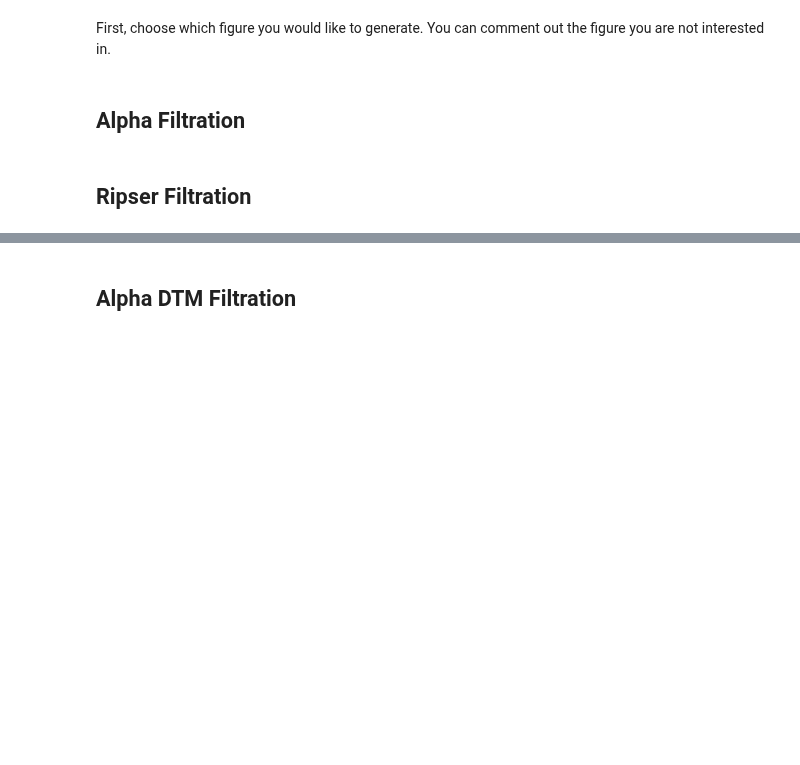
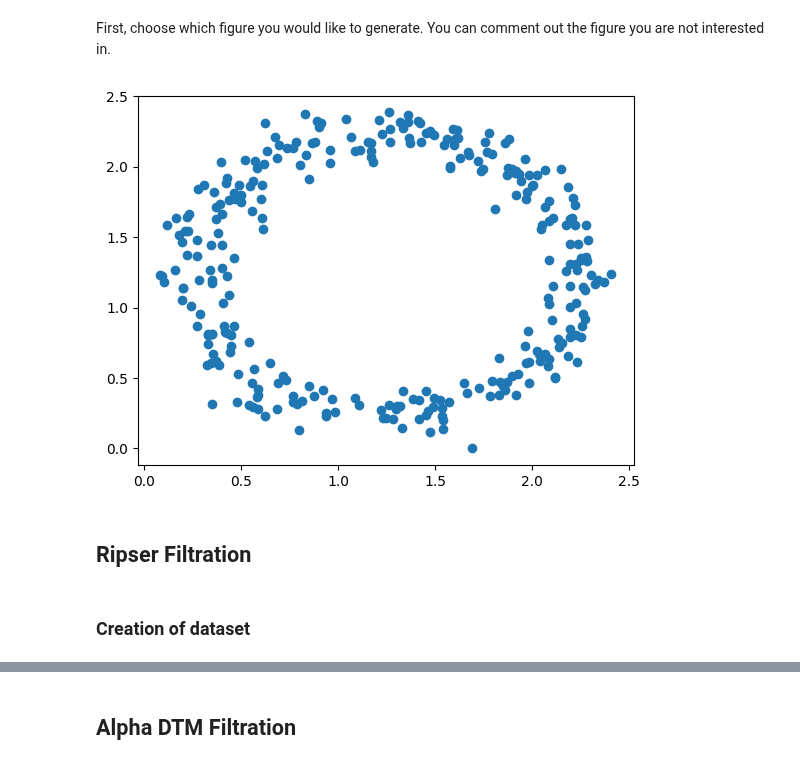
Before and after one commit to sliemelela/masterthesis, a Jupyter notebook: Programming/Inverse Optimization/notebooks/showcase.ipynb, the cells around one changed output, grey strips where cells are left out. Saved outputs shown, nothing was run; the diff lists cells and outputs as text; code cells hidden in the pictures; blank space fills up the shorter version.

```diff
--- a/Programming/Inverse Optimization/notebooks/showcase.ipynb
+++ b/Programming/Inverse Optimization/notebooks/showcase.ipynb
@@ -22,17 +30,26 @@ First, choose which figure you would like to generate. You can comment out the f
 # %%
 # This is a synthetic data set that we want "approximate"
 N = 300
 goal_pts = tadasets.dsphere(n=N, d=1, noise=0.1) # circle
 # goal_pts = tadasets.infty_sign(n=N, noise=0.1) # figure eight
+
+# Translate whole point set so that nothing is negative
+min_coord = np.min(goal_pts)
+goal_pts = goal_pts - min_coord
+
+# Find box_size
+box_size = np.max(goal_pts)
 
 # To perform Stochastic Gradient Descent (SGD), we need our set to be of tensor type
 goal_pts = torch.tensor(goal_pts)
 
 # Plot the initial/goal data set
 P = goal_pts.detach().numpy()
 plt.scatter(P[:, 0], P[:, 1])
 plt.show()
+# %% [output]
+[figure, added]
-# %% [markdown]
-## Alpha Filtration
 # %% [markdown]
 ## Ripser Filtration
+# %% [markdown]
+### Creation of dataset
```
Also changed, not shown: parts of 24 cells of this notebook, 3 other files.
